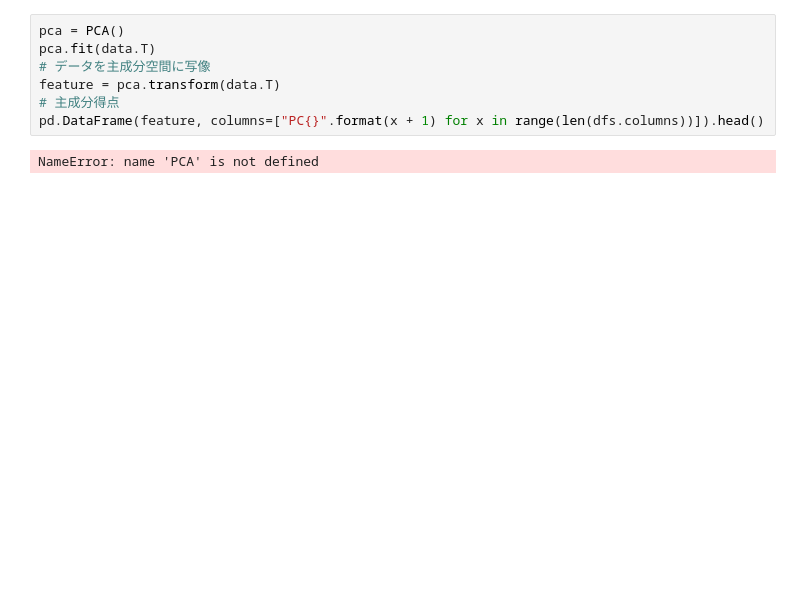
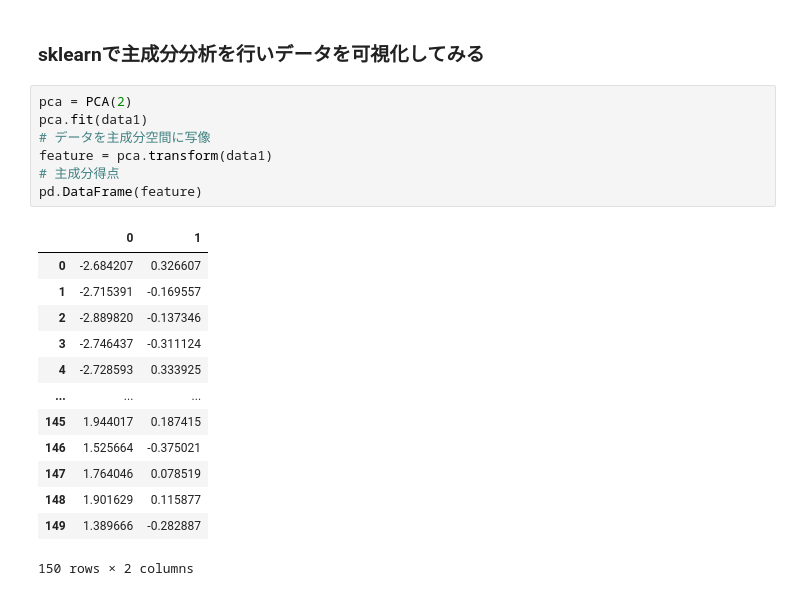
Before and after one commit to gouki510/ML_beginner, a Jupyter notebook: utils/EDA.ipynb, the cells around one changed output. Cells and saved outputs as stored; diff of their text form; blank space fills up the shorter version.

```diff
--- a/utils/EDA.ipynb
+++ b/utils/EDA.ipynb
@@ -45,9 +61,23 @@ df2
+# %% [markdown]
+### sklearnで主成分分析を行いデータを可視化してみる
 # %%
-pca = PCA()
-pca.fit(data.T)
+pca = PCA(2)
+pca.fit(data1)
 # データを主成分空間に写像
-feature = pca.transform(data.T)
+feature = pca.transform(data1)
 # 主成分得点
-pd.DataFrame(feature, columns=["PC{}".format(x + 1) for x in range(len(dfs.columns))]).head()
+pd.DataFrame(feature)
 # %% [output]
+|  | 0 | 1 |
+| 0 | -2.684207 | 0.326607 |
+| 1 | -2.715391 | -0.169557 |
+| 2 | -2.889820 | -0.137346 |
+| 3 | -2.746437 | -0.311124 |
+| 4 | -2.728593 | 0.333925 |
+| ... | ... | ... |
+| 145 | 1.944017 | 0.187415 |
+| 146 | 1.525664 | -0.375021 |
+| 147 | 1.764046 | 0.078519 |
+| 148 | 1.901629 | 0.115877 |
+| 149 | 1.389666 | -0.282887 |
-NameError: name 'PCA' is not defined
+150 rows × 2 columns
```
Also changed, not shown: parts of 22 cells of this notebook.
